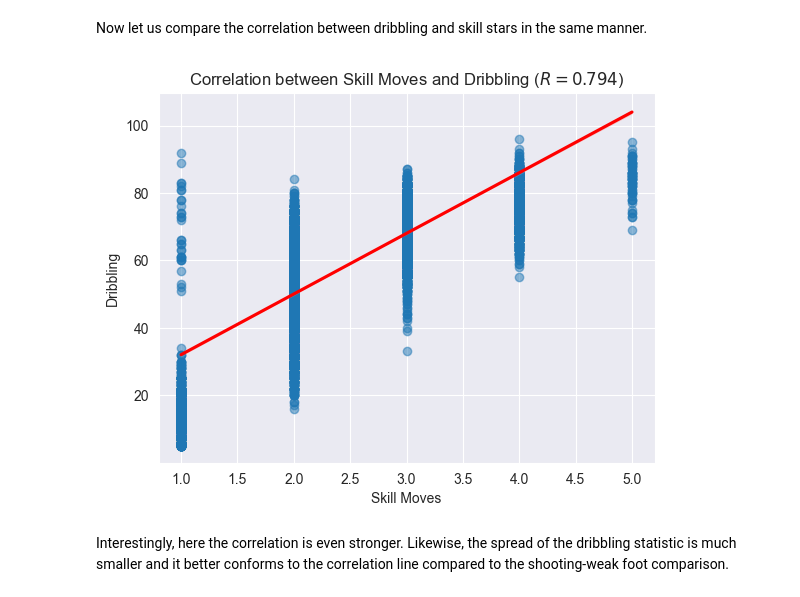
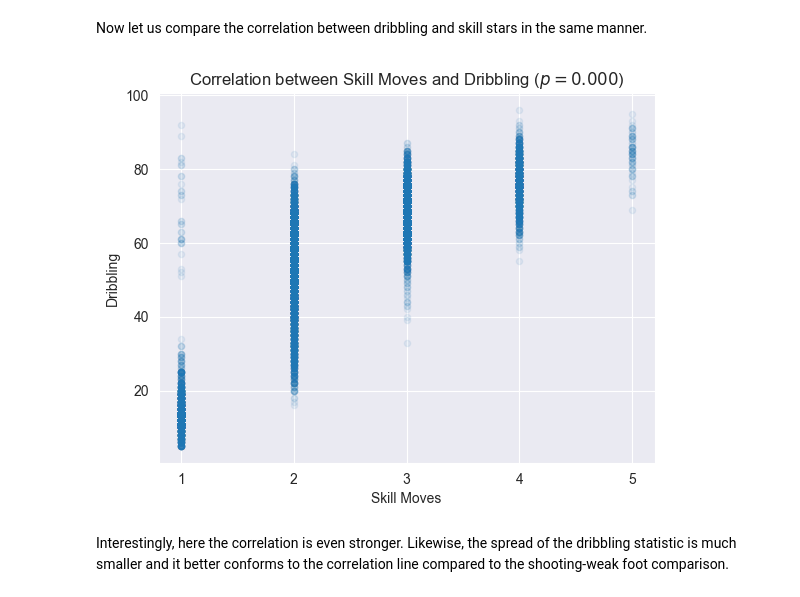
Before and after one commit to zurfil/DataSciencePortfolio, a Jupyter notebook: FIFA/main.ipynb, the cells around one changed output. Cells and saved outputs as stored; diff of their text form; code cells hidden in the pictures.

```diff
--- a/FIFA/main.ipynb
+++ b/FIFA/main.ipynb
@@ -170,12 +193,19 @@ points of weak foot is very big.
 # %% [markdown]
 Now let us compare the correlation between dribbling and skill stars in the same manner.
 # %%
-sns.regplot(x="Skill Moves", y="Dribbling", data=data, scatter_kws={'alpha':0.5}, line_kws={'color': 'red'})
-test = stats.pearsonr(data["Skill Moves"], data["Dribbling"])
-plt.title(f"Correlation between Skill Moves and Dribbling ($R = {test.statistic:.3f}$)")
+plt.scatter(data["Skill Moves"], data["Dribbling"], s=20, alpha=0.08)
+plt.xlabel("Skill Moves")
+plt.xticks(data["Skill Moves"].unique())
+plt.ylabel("Dribbling")
+
+groups = data["Skill Moves"].unique()
+grouped_data = [data[data["Skill Moves"] == group]["Dribbling"] for group in groups]
+F, p = stats.kruskal(*grouped_data)
+
+plt.title(f"Correlation between Skill Moves and Dribbling ($p = {p:.3f}$)")
 plt.show();
 # %% [output]
-[figure, old version]
+[figure, new version]
 # %% [markdown]
 Interestingly, here the correlation is even stronger. Likewise, the spread of the dribbling statistic is much smaller and it better conforms
 to the correlation line compared to the shooting-weak foot comparison.
```
Also changed, not shown: parts of 6 cells of this notebook.
